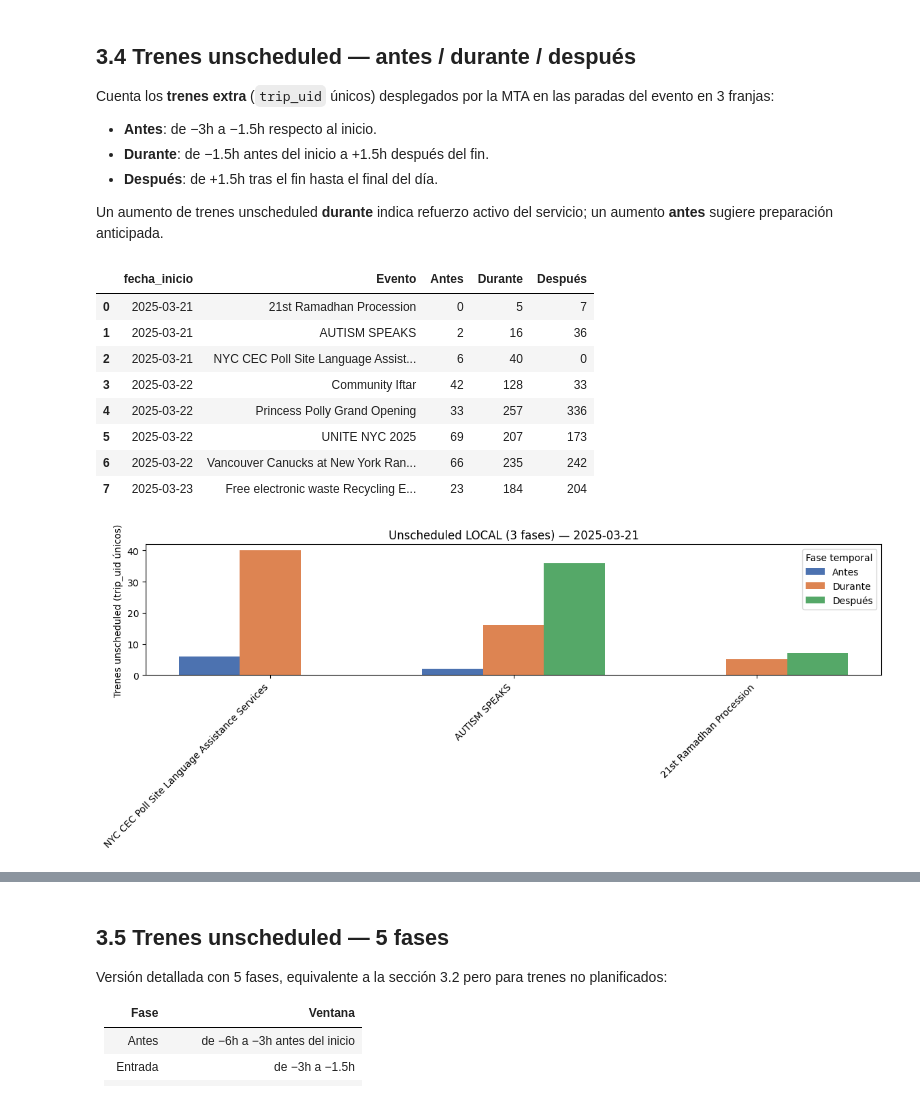
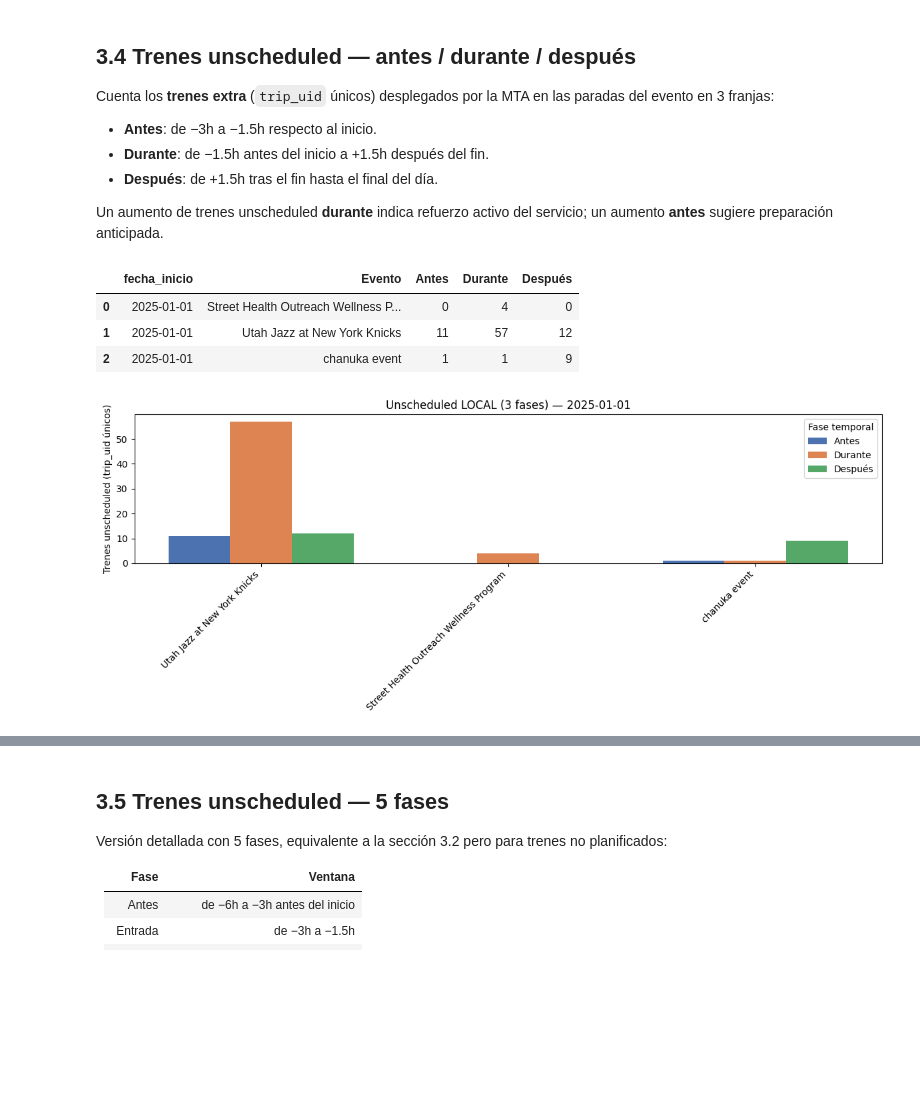
Before and after one commit to UCM-GIDIA-PD1/c2526-R5, a Jupyter notebook: notebooks/analisis_eventos.ipynb, the cells around one changed output, grey strips where cells are left out. Saved outputs shown, nothing was run; the diff lists cells and outputs as text; code cells hidden in the pictures; blank space fills up the shorter version.

```diff
--- a/notebooks/analisis_eventos.ipynb
+++ b/notebooks/analisis_eventos.ipynb
@@ -27,8 +27,8 @@ if secret_key is None:
     raise AssertionError("MINIO_SECRET_KEY no definida.")
 
 # ── Rango de fechas ───────────────────────────────────────────────────────────
-fecha_inicio = "2025-01-26"
-fecha_fin    = "2025-01-25"
+fecha_inicio = "2025-01-01"
+fecha_fin    = "2025-01-01"
 fechas = pd.date_range(fecha_inicio, fecha_fin).strftime("%Y-%m-%d").tolist()
 
 dfs_s, dfs_e = [], []
@@ -435,75 +460,67 @@ import matplotlib.pyplot as plt
 ventana_uns = pd.Timedelta(hours=1.5)
 
 eventos_uns = (
-    df_e.groupby(["fecha_inicio", "nombre_evento"], as_index=False)
-    .agg(
-        hora_inicio=("hora_inicio", "first"),
-        hora_salida_estimada=("hora_salida_estimada", "first"),
-    )
+    df_e.groupby(['fecha_inicio', 'nombre_evento'], as_index=False)
+    .agg(hora_inicio=('hora_inicio', 'first'), hora_salida_estimada=('hora_salida_estimada', 'first'))
 )
 
 def calcular_3_barras_local():
     rows = []
     for _, ev in eventos_uns.iterrows():
-        fecha   = ev["fecha_inicio"]
-        evento  = ev["nombre_evento"]
-        inicio  = pd.to_timedelta(ev["hora_inicio"])
-        salida  = pd.to_timedelta(ev["hora_salida_estimada"])
+        fecha  = ev['fecha_inicio']
+        evento = ev['nombre_evento']
+        inicio = pd.to_timedelta(ev['hora_inicio'])
+        salida = pd.to_timedelta(ev['hora_salida_estimada'])
 
         stops_evento = (
-            df_e[(df_e["fecha_inicio"] == fecha) & (df_e["nombre_evento"] == evento)]
-            ["stop_id"].dropna().unique().tolist()
+            df_e[(df_e['fecha_inicio'] == fecha) & (df_e['nombre_evento'] == evento)]
+            ['stop_id'].dropna().unique().tolist()
         )
 
-        df_dia = df_u[(df_u["service_date"] == fecha) & (df_u["stop_id"].isin(stops_evento))]
+        df_dia     = df_u[(df_u['service_date'] == fecha) & (df_u['stop_id'].isin(stops_evento))]
+        df_dia_sig = get_df_dia_sig(df_u, fecha, stops=stops_evento)
 
-        antes   = df_dia[(df_dia["td_real"] >= inicio - 2*ventana_uns) & (df_dia["td_real"] < inicio - ventana_uns)]
-        durante = df_dia[(df_dia["td_real"] >= inicio - ventana_uns)   & (df_dia["td_real"] <= salida + ventana_uns)]
-        despues = df_dia[df_dia["td_real"] >  salida + ventana_uns]
+        def _fase_uns(t0, t1):
+            return filtrar_circular(df_dia, df_dia_sig, t0, t1)['trip_uid'].nunique()
 
         rows.append({
-            "fecha_inicio": fecha, "Evento": evento,
-            "Antes":   antes["trip_uid"].nunique(),
-            "Durante": durante["trip_uid"].nunique(),
-            "Después": despues["trip_uid"].nunique(),
+            'fecha_inicio': fecha, 'Evento': evento,
+            'Antes':   _fase_uns(inicio - 2*ventana_uns, inicio - ventana_uns),
+            'Durante': _fase_uns(inicio - ventana_uns,   salida + ventana_uns),
+            'Después': _fase_uns(salida + ventana_uns,   salida + 4*ventana_uns),
         })
     return pd.DataFrame(rows)
 
 def plot_3_barras(df, titulo, orden_eventos):
-    colores = {"Antes": "#4C72B0", "Durante": "#DD8452", "Después": "#55A868"}
-    for fecha, sub in df.groupby("fecha_inicio"):
-        orden = orden_eventos.get(fecha, sub["Evento"].tolist())
-        sub   = sub.set_index("Evento").reindex(orden).reset_index()
+    colores = {'Antes': '#4C72B0', 'Durante': '#DD8452', 'Después': '#55A868'}
+    for fecha, sub in df.groupby('fecha_inicio'):
+        orden = orden_eventos.get(fecha, sub['Evento'].tolist())
+        sub   = sub.set_index('Evento').reindex(orden).reset_index()
         x     = range(len(sub))
         width = 0.25
         plt.figure(figsize=(12, 5))
-        plt.bar([i-width for i in x], sub["Antes"],   width, color=colores["Antes"],   label="Antes")
-        plt.bar(x,                    sub["Durante"],  width, color=colores["Durante"], label="Durante")
-        plt.bar([i+width for i in x], sub["Después"], width, color=colores["Después"], label="Después")
-        plt.xticks(list(x), sub["Evento"], rotation=45, ha="right")
-        plt.ylabel("Trenes unscheduled (trip_uid únicos)")
-        plt.title(f"{titulo} — {fecha}")
-        plt.legend(title="Fase temporal")
+        plt.bar([i-width for i in x], sub['Antes'],   width, color=colores['Antes'],   label='Antes')
+        plt.bar(x,                    sub['Durante'],  width, color=colores['Durante'], label='Durante')
+        plt.bar([i+width for i in x], sub['Después'], width, color=colores['Después'], label='Después')
+        plt.xticks(list(x), sub['Evento'], rotation=45, ha='right')
+        plt.ylabel('Trenes unscheduled (trip_uid únicos)')
+        plt.title(f'{titulo} — {fecha}')
+        plt.legend(title='Fase temporal')
         plt.tight_layout()
         plt.show()
 
 df_local_3 = calcular_3_barras_local()
 display(df_local_3)
 
 orden_eventos = (
-    df_local_3.sort_values(["fecha_inicio", "Durante"], ascending=[True, False])
-    .groupby("fecha_inicio")["Evento"].apply(list).to_dict()
+    df_local_3.sort_values(['fecha_inicio', 'Durante'], ascending=[True, False])
+    .groupby('fecha_inicio')['Evento'].apply(list).to_dict()
 )
 
-plot_3_barras(df_local_3, "Unscheduled LOCAL (3 fases)", orden_eventos)
+plot_3_barras(df_local_3, 'Unscheduled LOCAL (3 fases)', orden_eventos)
 # %% [output]
 |  | fecha_inicio | Evento | Antes | Durante | Después |
-| 0 | 2025-03-21 | 21st Ramadhan Procession | 0 | 5 | 7 |
-| 1 | 2025-03-21 | AUTISM SPEAKS | 2 | 16 | 36 |
-| 2 | 2025-03-21 | NYC CEC Poll Site Language Assist... | 6 | 40 | 0 |
-| 3 | 2025-03-22 | Community Iftar | 42 | 128 | 33 |
-| 4 | 2025-03-22 | Princess Polly Grand Opening | 33 | 257 | 336 |
-| 5 | 2025-03-22 | UNITE NYC 2025 | 69 | 207 | 173 |
-| 6 | 2025-03-22 | Vancouver Canucks at New York Ran... | 66 | 235 | 242 |
-| 7 | 2025-03-23 | Free electronic waste Recycling E... | 23 | 184 | 204 |
+| 0 | 2025-01-01 | Street Health Outreach Wellness P... | 0 | 4 | 0 |
+| 1 | 2025-01-01 | Utah Jazz at New York Knicks | 11 | 57 | 12 |
+| 2 | 2025-01-01 | chanuka event | 1 | 1 | 9 |
-[figure, old version]
+[figure, new version]
```
Also changed, not shown: parts of 20 cells of this notebook.
